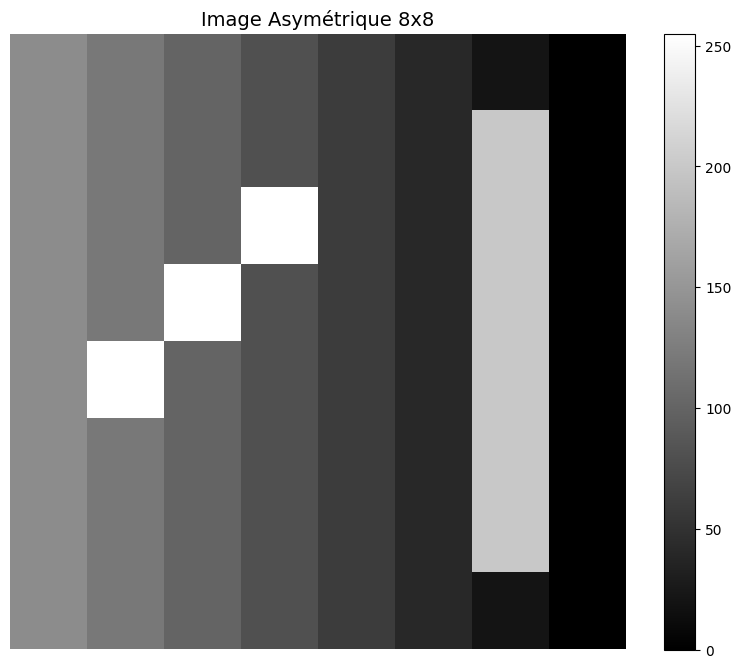
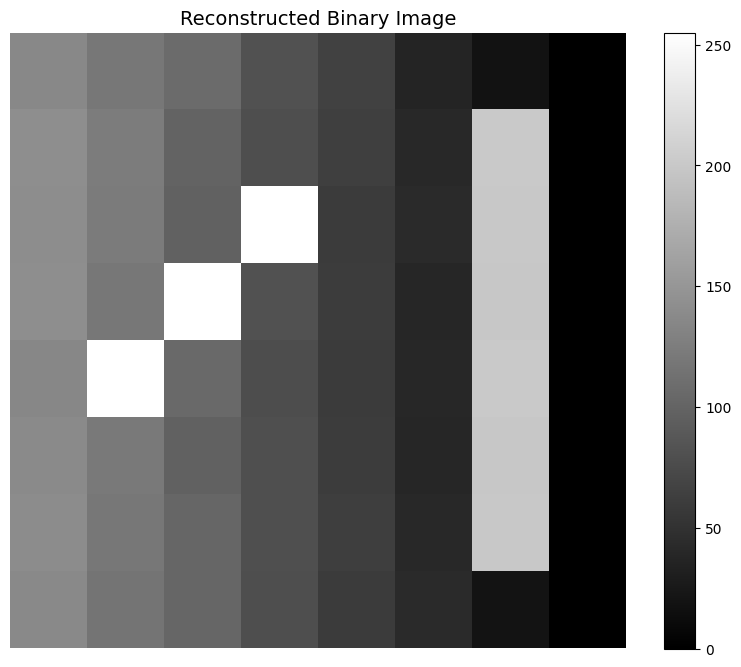
The change to this notebook cell's code, shown as a diff; its figure went from the first image to the second:
--- before
+++ after
@@ -1,9 +1,24 @@
 # --- 2) Miroir Complet (Flip Horizontal) ---
-image_8x8_mirror = image_8x8.copy()
-for y in range(8):
-    for x in range(4):
-        # Swap pixel (y, x) with (y, 7-x)
-        image_8x8_mirror[y, x], image_8x8_mirror[y, 7-x] = image_8x8_mirror[y, 7-x], image_8x8_mirror[y, x]
-print("Image originale (8x8) :")
-img_utils.display_image(image_8x8_mirror, "Image Asymétrique 8x8")
+# Build FRQI circuit
+frqi_circuit, n_pos = encode_frqi_grayscale(image_8x8)
+bit_poids_fort = int(math.log2(image_8x8.shape[1]))
 
+frqi_circuit.x(0)
+frqi_circuit.x(1)
+frqi_circuit.x(2)
+
+# very important: add measurement to the circuit
+frqi_circuit.measure_all()
+
+num_shots = 2000 * (2**n_pos) # 200 shots per pixel address
+counts = q_utils.run_simulation(frqi_circuit, shots=num_shots)
+
+# Reconstruct
+frqi_reconstructed = reconstruct_grayscale_from_frqi(counts, n_pos, image_8x8.shape)
+
+print(f"\n{'='*60}")
+print("Reconstructed image:")
+print(frqi_reconstructed)
+
+img_utils.display_image(frqi_reconstructed, "Reconstructed Binary Image")
+

Commit: challenger 1 et 2 fixed